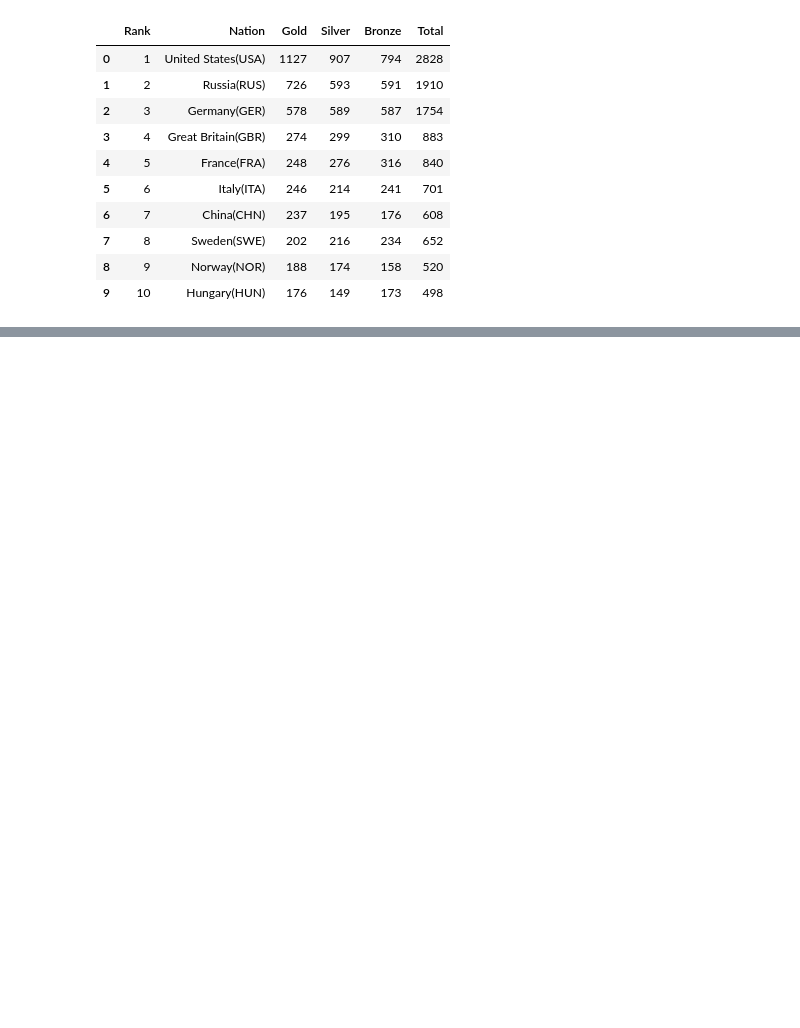
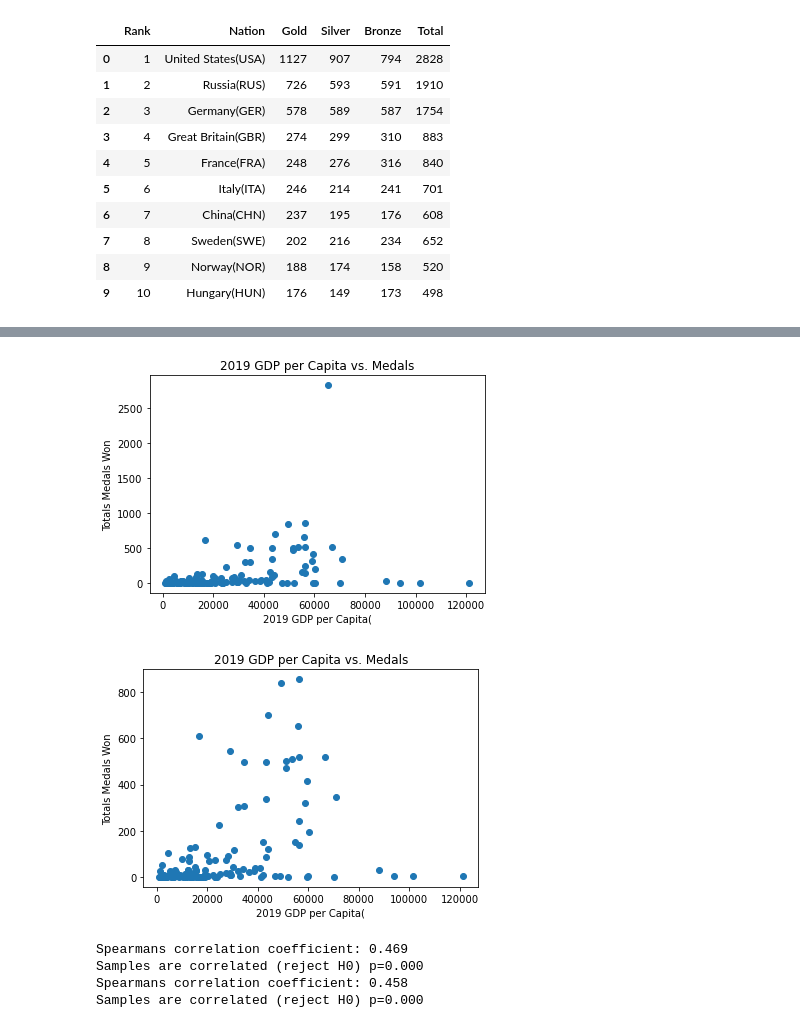
Before and after one commit to olincollege/econ-and-olympics, a Jupyter notebook: Economics-and-Olympics.ipynb, the cells around one changed output, grey strips where cells are left out. Cells and saved outputs as stored; diff of their text form; code cells hidden in the pictures; blank space fills up the shorter version.

```diff
--- a/Economics-and-Olympics.ipynb
+++ b/Economics-and-Olympics.ipynb
@@ -95,0 +123,16 @@ get_IHDI()
+# %%
+medals = get_medals_all();
+GDPs = get_GDP_per_Capita();
+
+[GDP1, medal1] = plot_MedalsvGDP_per_Capita(medals, GDPs);
+[GDP2, medal2] = plot_MedalsvGDP_per_Capita_noOutliers(medals, GDPs);
+
+find_Spearman_coefficient(GDP1, medal1)
+find_Spearman_coefficient(GDP2, medal2)
+# %% [output]
+[figure, added]
+[figure, added]
+Spearmans correlation coefficient: 0.469
+Samples are correlated (reject H0) p=0.000
+Spearmans correlation coefficient: 0.458
+Samples are correlated (reject H0) p=0.000
```
Also changed, not shown: parts of 13 cells of this notebook, 3 other files.
